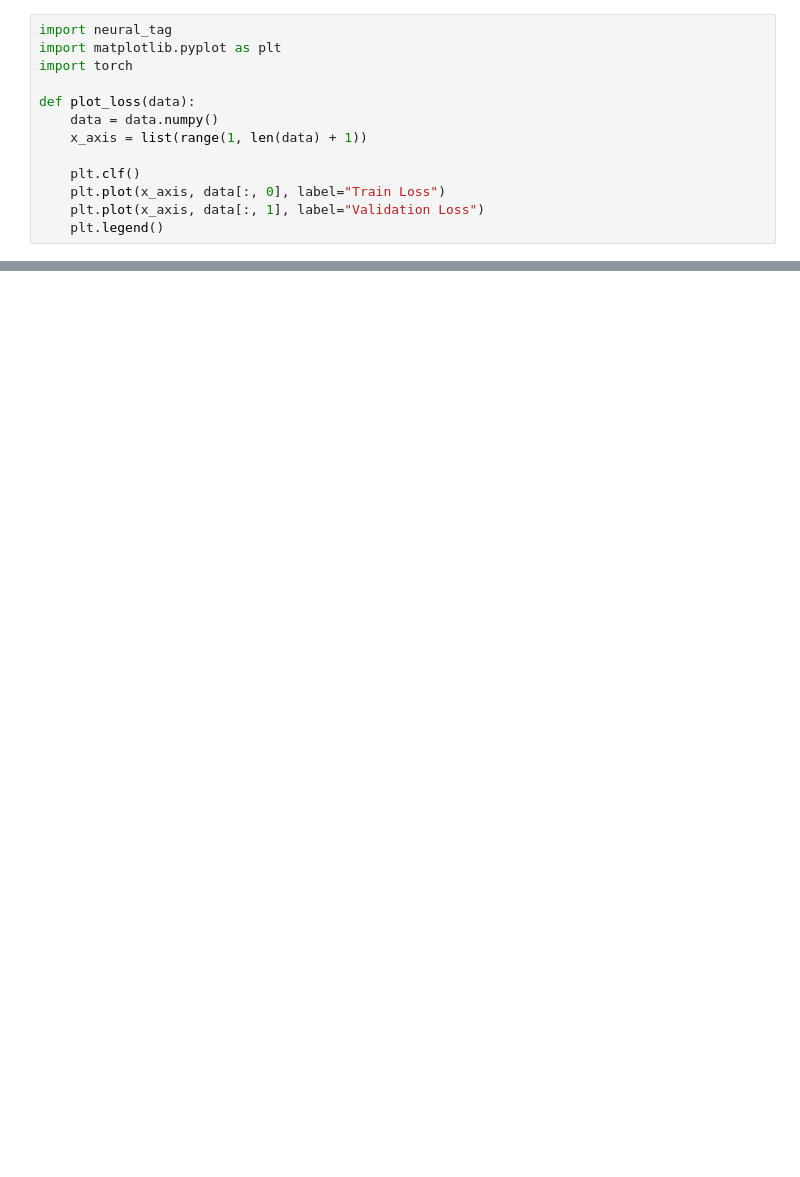
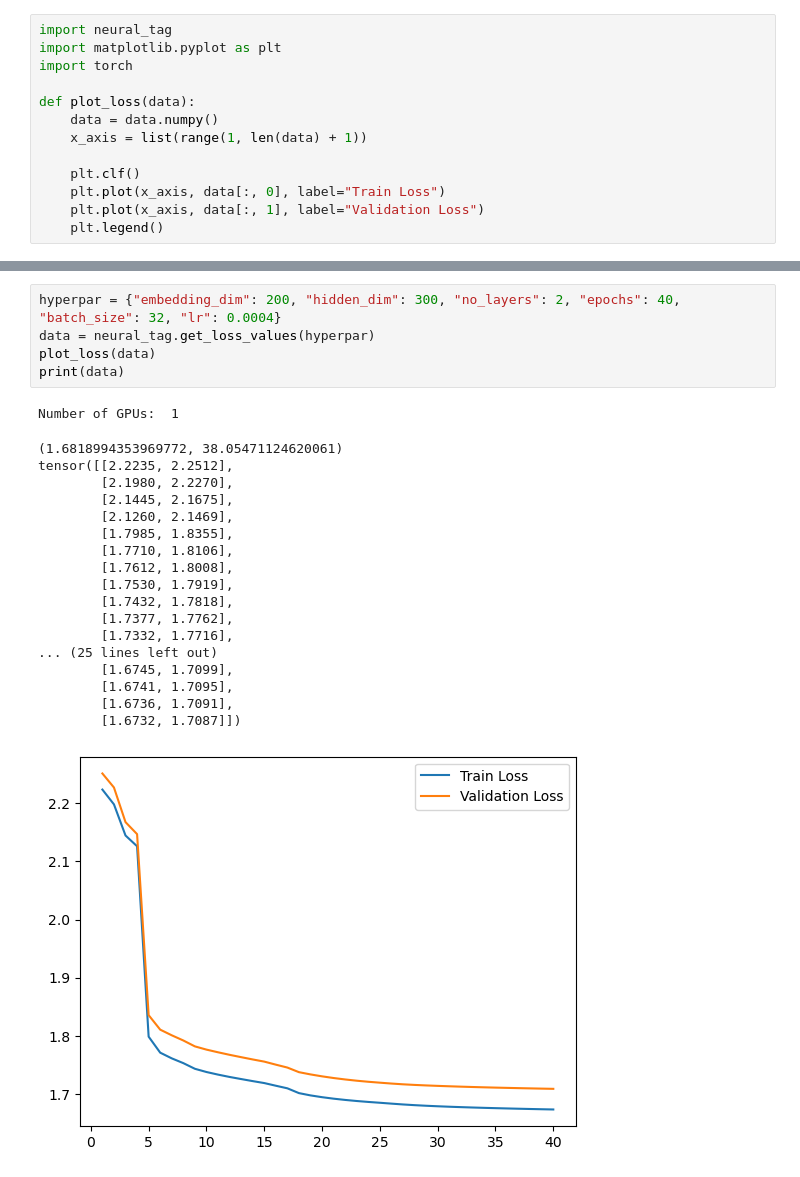
Before and after one commit to P-Balaramakrishna-Varma/NLPA2, a Jupyter notebook: hyper_tunning.ipynb, the cells around one changed output, grey strips where cells are left out. Saved outputs shown, nothing was run; the diff lists cells and outputs as text; blank space fills up the shorter version.

```diff
--- a/hyper_tunning.ipynb
+++ b/hyper_tunning.ipynb
@@ -39,0 +66,25 @@ KeyboardInterrupt:
+# %%
+hyperpar = {"embedding_dim": 200, "hidden_dim": 300, "no_layers": 2, "epochs": 40, "batch_size": 32, "lr": 0.0004}
+data = neural_tag.get_loss_values(hyperpar)
+plot_loss(data)
+print(data)
+# %% [output]
+Number of GPUs:  1
+(1.6818994353969772, 38.05471124620061)
+tensor([[2.2235, 2.2512],
+        [2.1980, 2.2270],
+        [2.1445, 2.1675],
+        [2.1260, 2.1469],
+        [1.7985, 1.8355],
+        [1.7710, 1.8106],
+        [1.7612, 1.8008],
+        [1.7530, 1.7919],
+        [1.7432, 1.7818],
+        [1.7377, 1.7762],
+        [1.7332, 1.7716],
+... (25 lines left out)
+        [1.6745, 1.7099],
+        [1.6741, 1.7095],
+        [1.6736, 1.7091],
+        [1.6732, 1.7087]])
+[figure, added]
```
Also changed, not shown: parts of 7 cells of this notebook.
